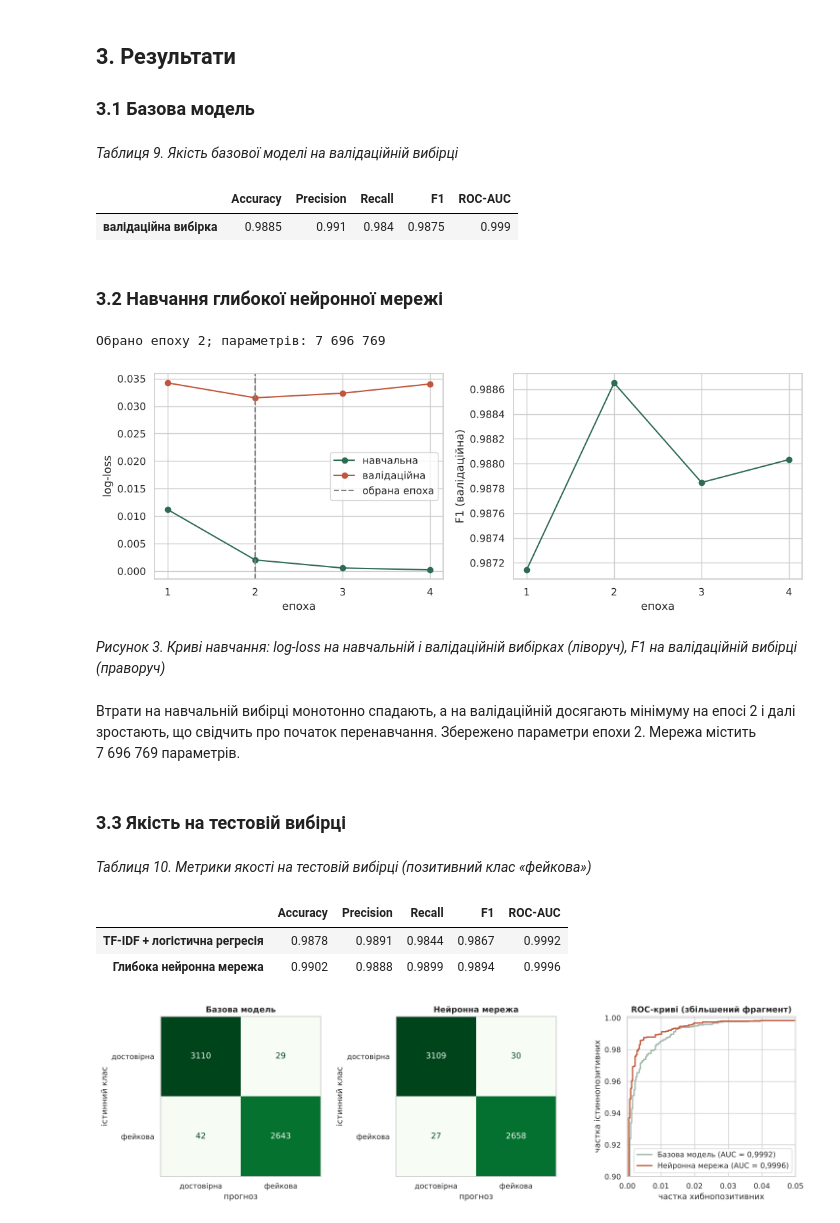
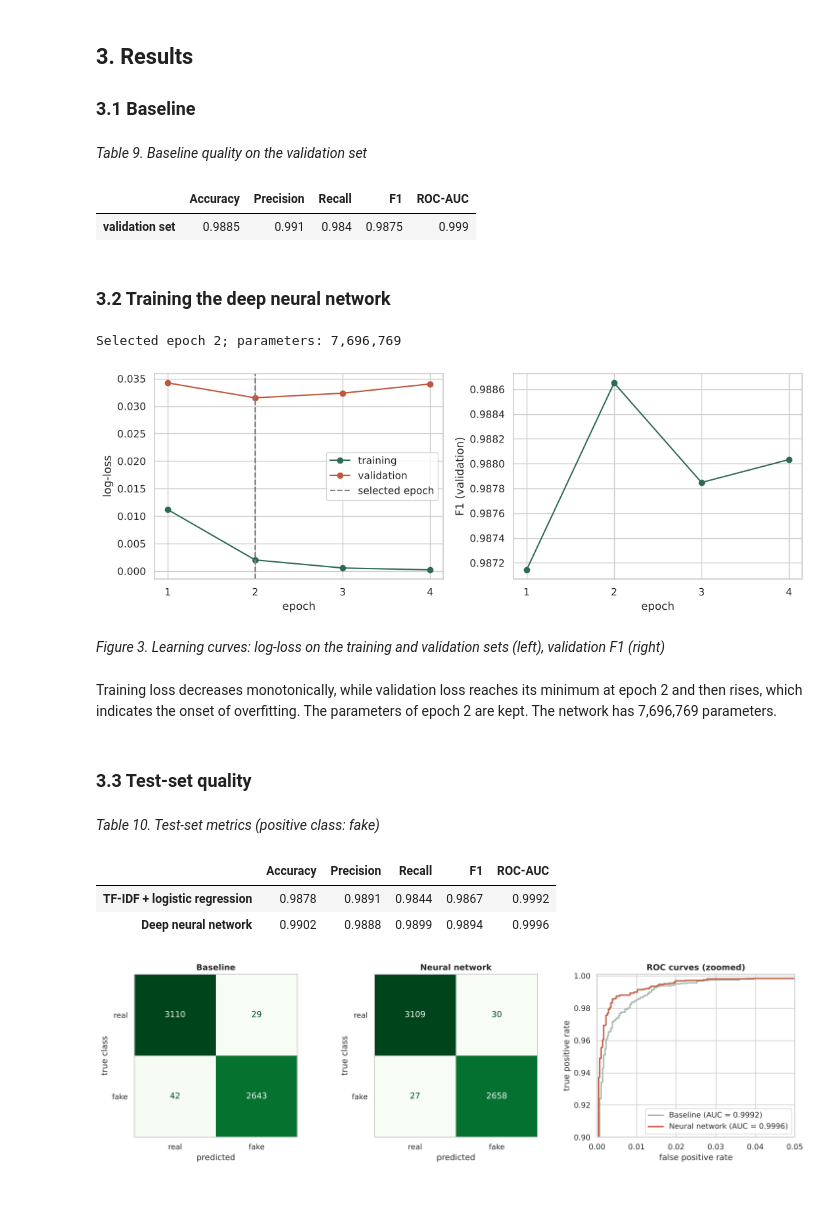
Before and after one commit to hasiukdiana-del/fake-news-detector, a Jupyter notebook: notebooks/01_research.ipynb, the cells around one changed output. Saved outputs shown, nothing was run; the diff lists cells and outputs as text; code cells hidden in the pictures; blank space fills up the shorter version.

```diff
--- a/notebooks/01_research.ipynb
+++ b/notebooks/01_research.ipynb
@@ -68,6 +68,6 @@ np.random.seed(config.SEED)
 sns.set_theme(style="whitegrid", palette=["#2E6B52", "#C0563B"])
 plt.rcParams.update({"figure.dpi": 110, "axes.titleweight": "bold"})
 pd.set_option("display.max_colwidth", 110)
-NAMES = {0: "достовірна", 1: "фейкова"}
-R = {}  # ключові результати, зберігаються в reports/results.json
+NAMES = {0: "real", 1: "fake"}
+R = {}  # key results, saved to reports/results.json
 # %% [markdown]
@@ -308,9 +308,9 @@ $$\text{Precision} = \frac{TP}{TP + FP}, \qquad \text{Recall} = \frac{TP}{TP + F
 # %% [markdown]
-## 3. Результати
+## 3. Results
 
-### 3.1 Базова модель
+### 3.1 Baseline
 # %% [markdown]
-*Таблиця 9. Якість базової моделі на валідаційній вибірці*
+*Table 9. Baseline quality on the validation set*
 # %%
 import joblib
 from src.models import build_baseline
@@ -320,12 +320,12 @@ baseline = build_baseline().fit(train["clean"], train["label"])
 joblib.dump(baseline, config.BASELINE_PATH)
 m = compute_metrics(val["label"].to_numpy(), baseline.predict_proba(val["clean"])[:, 1])
 pd.DataFrame({"Accuracy": [m["accuracy"]], "Precision": [m["precision_fake"]], "Recall": [m["recall_fake"]],
-              "F1": [m["f1_fake"]], "ROC-AUC": [m["roc_auc"]]}, index=["валідаційна вибірка"]).round(4)
+              "F1": [m["f1_fake"]], "ROC-AUC": [m["roc_auc"]]}, index=["validation set"]).round(4)
 # %% [output]
 |  | Accuracy | Precision | Recall | F1 | ROC-AUC |
-| валідаційна вибірка | 0.9885 | 0.991 | 0.984 | 0.9875 | 0.999 |
+| validation set | 0.9885 | 0.991 | 0.984 | 0.9875 | 0.999 |
 # %% [markdown]
-### 3.2 Навчання глибокої нейронної мережі
+### 3.2 Training the deep neural network
 # %%
 from src.train import fit_dnn
 
@@ -334,30 +334,30 @@ joblib.dump(dnn, config.DNN_PATH)
 mlp = dnn.named_steps["mlp"]
 R["BEST_EPOCH"] = history["best_epoch"]
 R["N_PARAMS"] = int(sum(w.size for w in mlp.coefs_) + sum(b.size for b in mlp.intercepts_))
-print(f"Обрано епоху {history['best_epoch']}; параметрів: {R['N_PARAMS']:,}".replace(",", " "))
+print(f"Selected epoch {history['best_epoch']}; parameters: {R['N_PARAMS']:,}")
 # %% [output]
-Обрано епоху 2; параметрів: 7 696 769
+Selected epoch 2; parameters: 7,696,769
 # %%
 h = pd.DataFrame(history).drop(columns="best_epoch").set_index("epoch")
 fig, axes = plt.subplots(1, 2, figsize=(11, 4))
-axes[0].plot(h.index, h.train_loss, "o-", label="навчальна")
-axes[0].plot(h.index, h.val_loss, "o-", label="валідаційна")
-axes[0].axvline(history["best_epoch"], ls="--", color="grey", label="обрана епоха")
-axes[0].set(xlabel="епоха", ylabel="log-loss"); axes[0].legend()
+axes[0].plot(h.index, h.train_loss, "o-", label="training")
+axes[0].plot(h.index, h.val_loss, "o-", label="validation")
+axes[0].axvline(history["best_epoch"], ls="--", color="grey", label="selected epoch")
+axes[0].set(xlabel="epoch", ylabel="log-loss"); axes[0].legend()
 axes[1].plot(h.index, h.val_f1, "o-", color="#2E6B52")
-axes[1].set(xlabel="епоха", ylabel="F1 (валідаційна)")
+axes[1].set(xlabel="epoch", ylabel="F1 (validation)")
 for ax in axes: ax.set_xticks(h.index)
 plt.tight_layout(); plt.savefig(config.FIGURES_DIR / "dnn_learning_curves.png", dpi=150); plt.show()
 # %% [output]
-[figure, old version]
+[figure, new version]
 # %% [markdown]
-*Рисунок 3. Криві навчання: log-loss на навчальній і валідаційній вибірках (ліворуч), F1 на валідаційній вибірці (праворуч)*
+*Figure 3. Learning curves: log-loss on the training and validation sets (left), validation F1 (right)*
 # %% [markdown]
-Втрати на навчальній вибірці монотонно спадають, а на валідаційній досягають мінімуму на епосі 2 і далі зростають, що свідчить про початок перенавчання. Збережено параметри епохи 2. Мережа містить 7 696 769 параметрів.
+Training loss decreases monotonically, while validation loss reaches its minimum at epoch 2 and then rises, which indicates the onset of overfitting. The parameters of epoch 2 are kept. The network has 7,696,769 parameters.
 # %% [markdown]
-### 3.3 Якість на тестовій вибірці
+### 3.3 Test-set quality
 # %% [markdown]
-*Таблиця 10. Метрики якості на тестовій вибірці (позитивний клас «фейкова»)*
+*Table 10. Test-set metrics (positive class: fake)*
 # %%
 from sklearn.metrics import ConfusionMatrixDisplay, RocCurveDisplay
 
@@ -372,29 +372,29 @@ for key, name in (("B", "baseline"), ("D", "dnn")):
               f"F1_{key}": m["f1_fake"], f"AUC_{key}": m["roc_auc"],
               f"FN_{key}": m["confusion_matrix"]["fn"], f"FP_{key}": m["confusion_matrix"]["fp"]})
 table = pd.DataFrame(metrics).T.drop(columns=["confusion_matrix", "n_test"]).astype(float)
-table.index = ["TF-IDF + логістична регресія", "Глибока нейронна мережа"]
+table.index = ["TF-IDF + logistic regression", "Deep neural network"]
 table.columns = ["Accuracy", "Precision", "Recall", "F1", "ROC-AUC"]
 table.round(4)
 # %% [output]
 |  | Accuracy | Precision | Recall | F1 | ROC-AUC |
-| TF-IDF + логістична регресія | 0.9878 | 0.9891 | 0.9844 | 0.9867 | 0.9992 |
-| Глибока нейронна мережа | 0.9902 | 0.9888 | 0.9899 | 0.9894 | 0.9996 |
+| TF-IDF + logistic regression | 0.9878 | 0.9891 | 0.9844 | 0.9867 | 0.9992 |
+| Deep neural network | 0.9902 | 0.9888 | 0.9899 | 0.9894 | 0.9996 |
 # %%
 from sklearn.metrics import roc_curve
 fig, axes = plt.subplots(1, 3, figsize=(15, 4.4))
-titles = {"baseline": "Базова модель", "dnn": "Нейронна мережа"}
+titles = {"baseline": "Baseline", "dnn": "Neural network"}
 for ax, (name, p) in zip(axes[:2], scores.items()):
-    ConfusionMatrixDisplay.from_predictions(y_test, (p >= .5).astype(int), display_labels=["достовірна", "фейкова"],
+    ConfusionMatrixDisplay.from_predictions(y_test, (p >= .5).astype(int), display_labels=["real", "fake"],
                                             cmap="Greens", colorbar=False, ax=ax)
     ax.grid(False)
-    ax.set(title=titles[name], xlabel="прогноз", ylabel="істинний клас")
+    ax.set(title=titles[name], xlabel="predicted", ylabel="true class")
 for (name, p), col in zip(scores.items(), ["#9FB8A9", "#C0563B"]):
     fpr, tpr, _ = roc_curve(y_test, p)
-    axes[2].plot(fpr, tpr, color=col, lw=2, label=f"{titles[name]} (AUC = {metrics[name]['roc_auc']:.4f})".replace(".", ","))
-axes[2].set(xlim=(0, .05), ylim=(.9, 1.001), title="ROC-криві (збільшений фрагмент)",
-            xlabel="частка хибнопозитивних", ylabel="частка істиннопозитивних")
+    axes[2].plot(fpr, tpr, color=col, lw=2, label=f"{titles[name]} (AUC = {metrics[name]['roc_auc']:.4f})")
+axes[2].set(xlim=(0, .05), ylim=(.9, 1.001), title="ROC curves (zoomed)",
+            xlabel="false positive rate", ylabel="true positive rate")
 axes[2].legend(loc="lower right")
 plt.tight_layout(); plt.savefig(config.FIGURES_DIR / "test_evaluation.png", dpi=150); plt.show()
 # %% [output]
-[figure, old version]
+[figure, new version]
 # %% [markdown]
```
Also changed, not shown: parts of 52 cells of this notebook.
